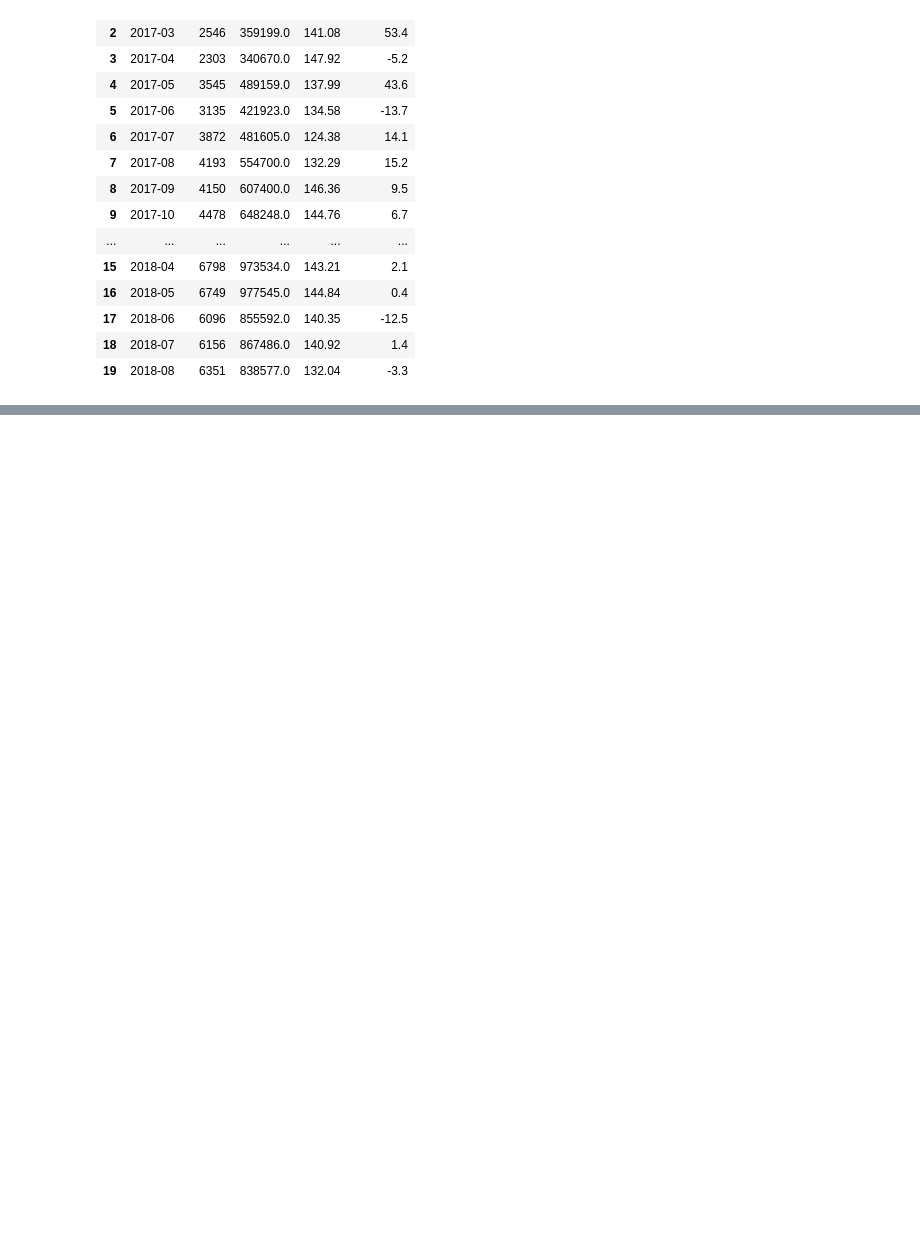
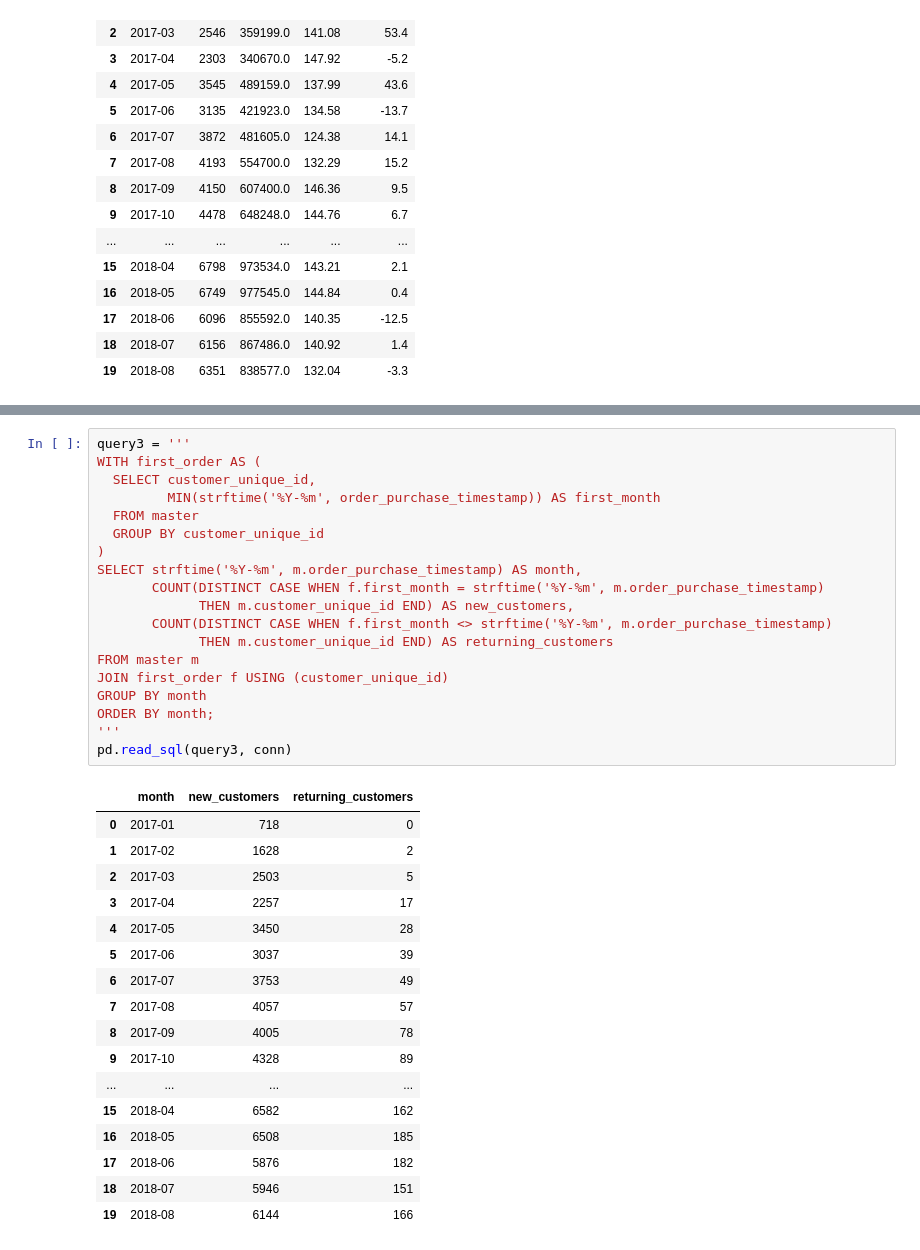
Before and after one commit to Sruthi7sri-hue/olist-sales-drop, a Jupyter notebook: notebooks/04_sql.ipynb, the cells around one changed output, grey strips where cells are left out. Cells and saved outputs as stored; diff of their text form; blank space fills up the shorter version.

```diff
--- a/notebooks/04_sql.ipynb
+++ b/notebooks/04_sql.ipynb
@@ -47,0 +114,37 @@ pd.read_sql(query, conn)
+# %%
+query3 = '''
+WITH first_order AS (
+  SELECT customer_unique_id,
+         MIN(strftime('%Y-%m', order_purchase_timestamp)) AS first_month
+  FROM master
+  GROUP BY customer_unique_id
+)
+SELECT strftime('%Y-%m', m.order_purchase_timestamp) AS month,
+       COUNT(DISTINCT CASE WHEN f.first_month = strftime('%Y-%m', m.order_purchase_timestamp)
+             THEN m.customer_unique_id END) AS new_customers,
+       COUNT(DISTINCT CASE WHEN f.first_month <> strftime('%Y-%m', m.order_purchase_timestamp)
+             THEN m.customer_unique_id END) AS returning_customers
+FROM master m
+JOIN first_order f USING (customer_unique_id)
+GROUP BY month
+ORDER BY month;
+'''
+pd.read_sql(query3, conn)
+# %% [output]
+|  | month | new_customers | returning_customers |
+| 0 | 2017-01 | 718 | 0 |
+| 1 | 2017-02 | 1628 | 2 |
+| 2 | 2017-03 | 2503 | 5 |
+| 3 | 2017-04 | 2257 | 17 |
+| 4 | 2017-05 | 3450 | 28 |
+| 5 | 2017-06 | 3037 | 39 |
+| 6 | 2017-07 | 3753 | 49 |
+| 7 | 2017-08 | 4057 | 57 |
+| 8 | 2017-09 | 4005 | 78 |
+| 9 | 2017-10 | 4328 | 89 |
+| ... | ... | ... | ... |
+| 15 | 2018-04 | 6582 | 162 |
+| 16 | 2018-05 | 6508 | 185 |
+| 17 | 2018-06 | 5876 | 182 |
+| 18 | 2018-07 | 5946 | 151 |
+| 19 | 2018-08 | 6144 | 166 |
```
Also changed, not shown: parts of 6 cells of this notebook.
